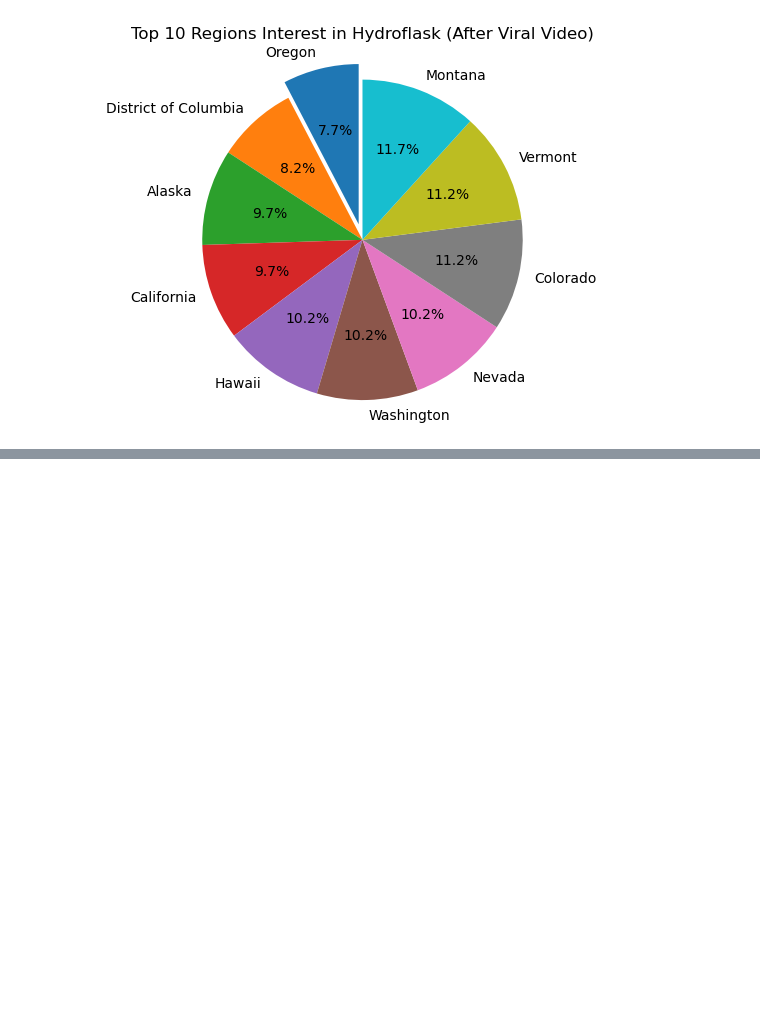
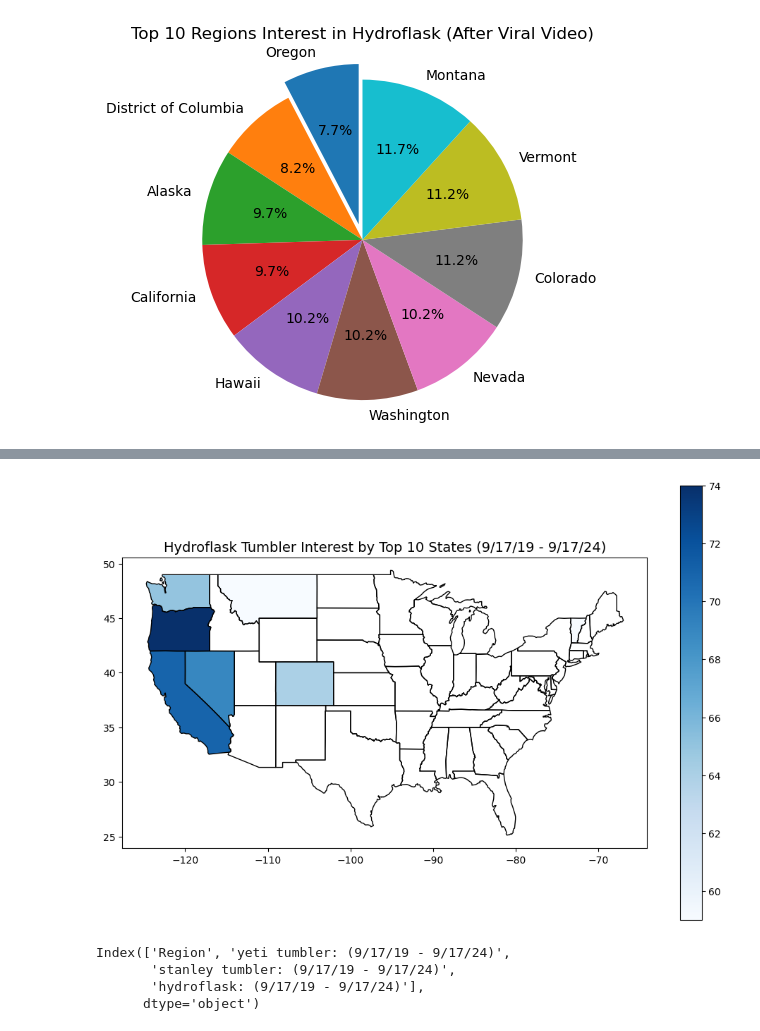
Before and after one commit to Crystal-Gonzales/Project-1, a Jupyter notebook: Tumbler/Fire-Proof Tumblers.ipynb, the cells around one changed output, grey strips where cells are left out. Drawn from its saved outputs; the diff is of its cells as text; code cells hidden in the pictures; blank space fills up the shorter version.

```diff
--- a/Tumbler/Fire-Proof Tumblers.ipynb
+++ b/Tumbler/Fire-Proof Tumblers.ipynb
@@ -296,0 +352,29 @@ plt.show()
+# %%
+#Sort by the column of interest and select top 10 regions
+top_10_regions = map_df.nlargest(10, "hydroflask: (9/17/19 - 9/17/24)")
+
+# Merge the top 10 regions with the GeoDataFrame on state name
+merged = continental_us_states.merge(top_10_regions, left_on='name', right_on='Region', how='inner')
+
+
+# Plot the choropleth map for Hydroflask tumbler interest by the top 10 states
+fig, ax = plt.subplots(1, 1, figsize=(12, 8))
+continental_us_states.boundary.plot(ax=ax, linewidth=1, color='k')  # Plot state boundaries
+merged.plot(column="hydroflask: (9/17/19 - 9/17/24)",
+            ax=ax,
+            legend=True,
+            cmap='Blues',
+            missing_kwds={"color": "lightgrey", "label": "Missing data"})
+
+# Add title and display the map
+plt.title('Hydroflask Tumbler Interest by Top 10 States (9/17/19 - 9/17/24)', fontsize=14)
+plt.show()
+# %% [output]
+[figure, added]
+# %%
+print(map_df.columns)
+# %% [output]
+Index(['Region', 'yeti tumbler: (9/17/19 - 9/17/24)',
+       'stanley tumbler: (9/17/19 - 9/17/24)',
+       'hydroflask: (9/17/19 - 9/17/24)'],
+      dtype='object')
```
Also changed, not shown: parts of 8 cells of this notebook.
